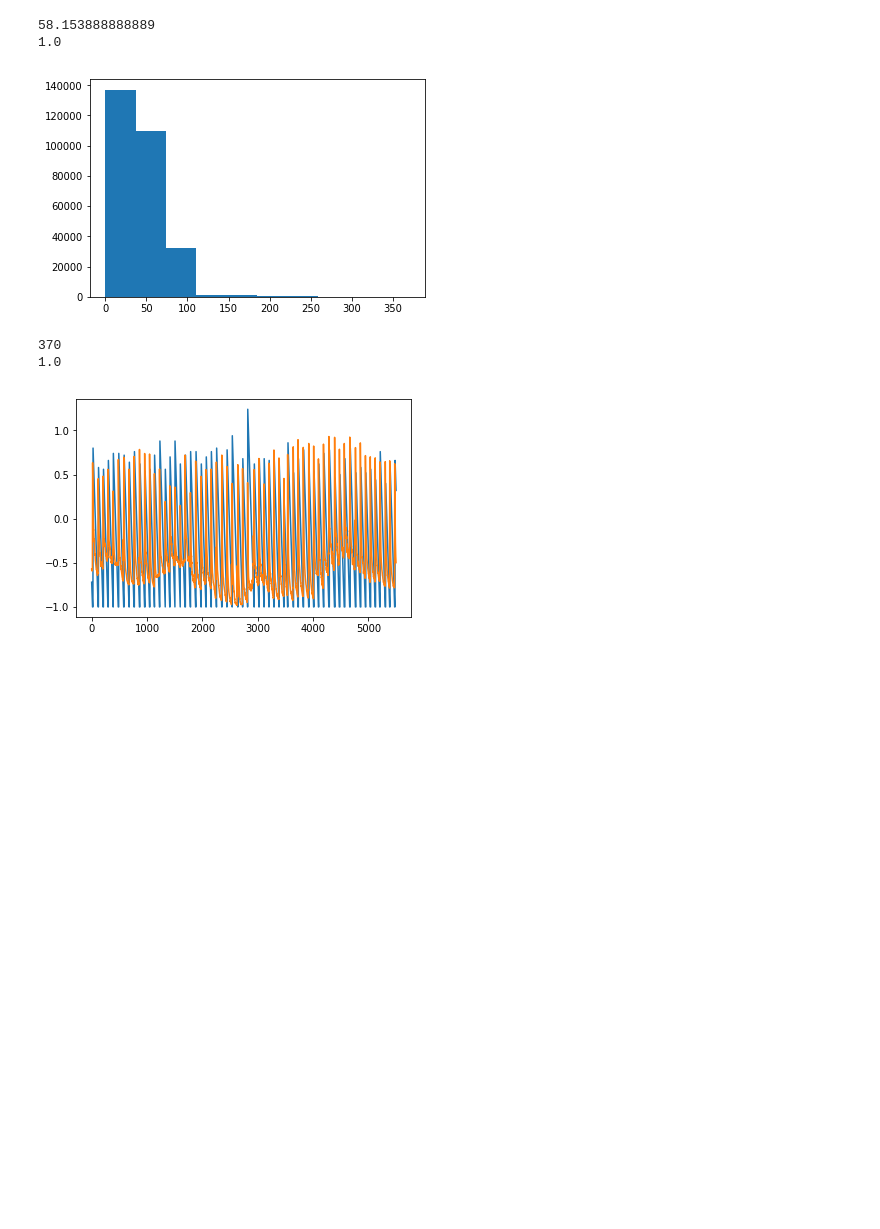
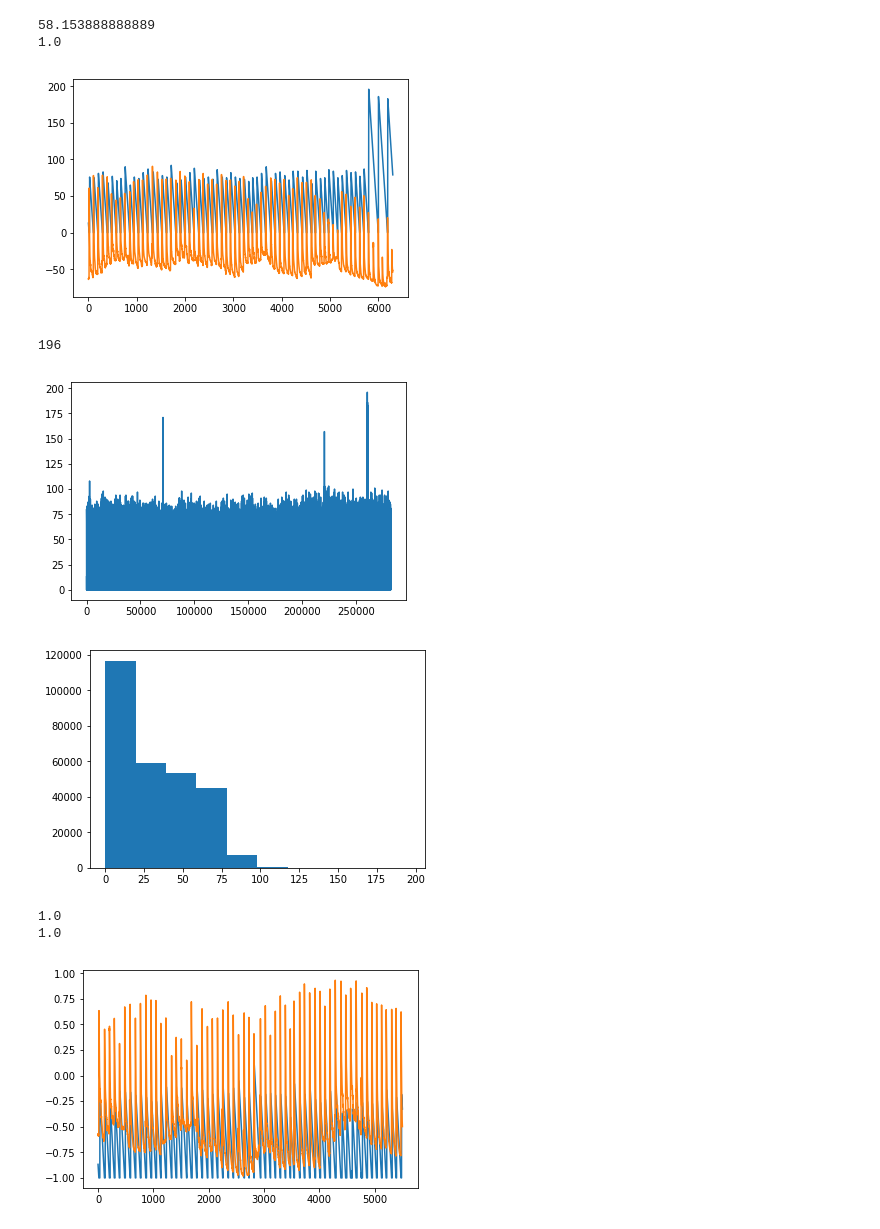
Before and after one commit to clkruse/OldFaithful, a Jupyter notebook: oldFaithfulTemp.ipynb, the cells around one changed output. Drawn from its saved outputs; the diff is of its cells as text; code cells hidden in the pictures; blank space fills up the shorter version.

```diff
--- a/oldFaithfulTemp.ipynb
+++ b/oldFaithfulTemp.ipynb
@@ -14,5 +16,6 @@ from numpy import genfromtxt
 # %%
-temp = genfromtxt(fname = '/Users/ckruse/Documents/python/OldFaithful/OldFaithful/Old_Faithful_Logger.tsv', delimiter = '	')
+fname = '/Users/ckruse/Documents/GitHub/OldFaithful/Old_Faithful_Logger.tsv'
+temp = genfromtxt(fname, delimiter = '	')
 time = temp[1:-1,0]
 temp = temp[1:-1,1]
 np.shape(temp)
@@ -39,37 +42,51 @@ def create_dataset(dataset, labels, look_back):
 # %%
 timing = []
 i = 0
 start = 0
 for measurement in range(0, len(temp)):
 
-    if temp[measurement] < 0.15:
+    if temp[measurement] < -0.10:
         timing.append(i)
         i += 1
 
     else:
         i = 0
         timing.append(i)
         end = measurement
         timing[start:end] = np.max(timing[start:end])-timing[start:end]
         start = measurement
 
+np.argmax(timing)
+#plt.figure(figsize=(20,14))
+plt.plot(timing[np.argmax(timing)-5800:np.argmax(timing)+500])
+plt.plot(100*temp[np.argmax(timing)-5800:np.argmax(timing)+500])
+plt.show()
 
+print(np.max(timing))
+
+#plt.figure(figsize=(20,14))
+plt.plot(timing[:])
+plt.show()
 
 plt.hist(timing)
 plt.show()
 plt.figure(figsize=(6,4))
 
+
+timing = np.divide(timing,np.max(timing))*2 - 1
 print(np.max(timing))
-timing = np.divide(timing,100)*2 - 1
 print(np.max(temp))
 
 
 plt.plot(timing[0:5500])
 plt.plot(temp[0:5500])
 plt.show()
 # %% [output]
-[figure, old version]
+[figure, new version]
-370
-1.0
+196
-[figure, old version]
+[figure, new version]
+[figure, added]
+1.0
+1.0
+[figure, added]
 # %%
```
Also changed, not shown: parts of 8 cells of this notebook.
